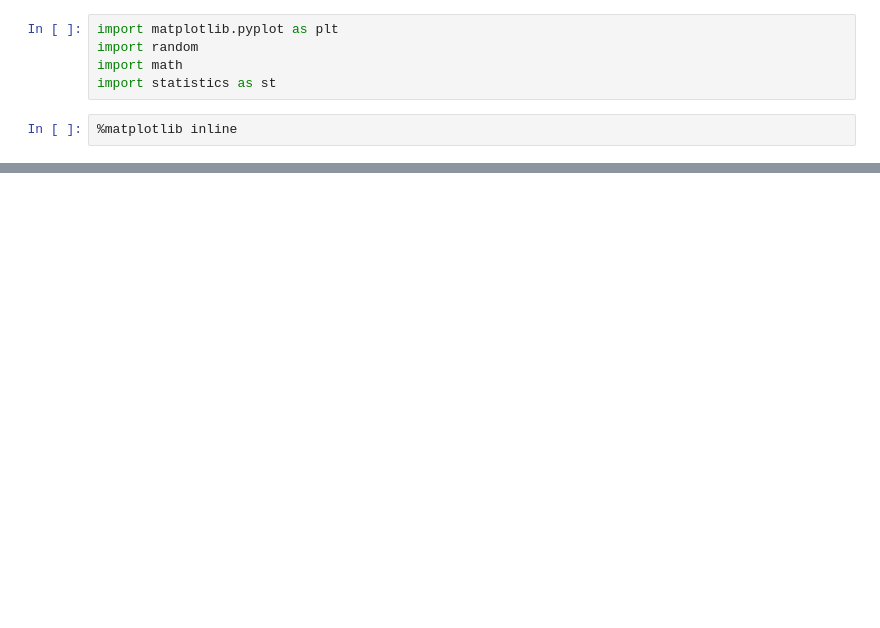
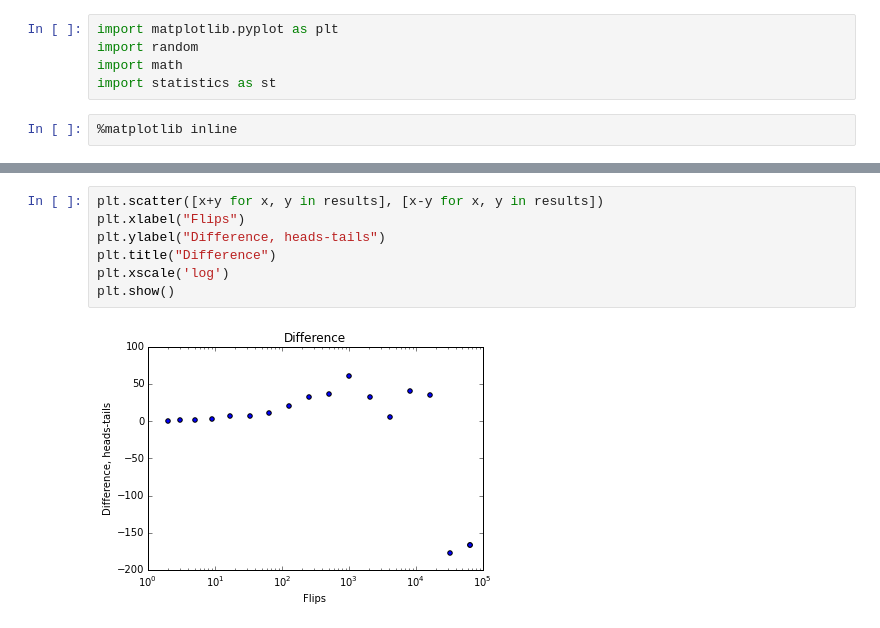
Before and after one commit to JermaineKee/flipping-out, a Jupyter notebook: coin-flips.ipynb, the cells around one changed output, grey strips where cells are left out. Drawn from its saved outputs; the diff is of its cells as text; blank space fills up the shorter version.

```diff
--- a/coin-flips.ipynb
+++ b/coin-flips.ipynb
@@ -65,0 +62,9 @@ get_results()
+# %%
+plt.scatter([x+y for x, y in results], [x-y for x, y in results])
+plt.xlabel("Flips")
+plt.ylabel("Difference, heads-tails")
+plt.title("Difference")
+plt.xscale('log')
+plt.show()
+# %% [output]
+[figure, added]
```
Also changed, not shown: parts of 20 cells of this notebook.
